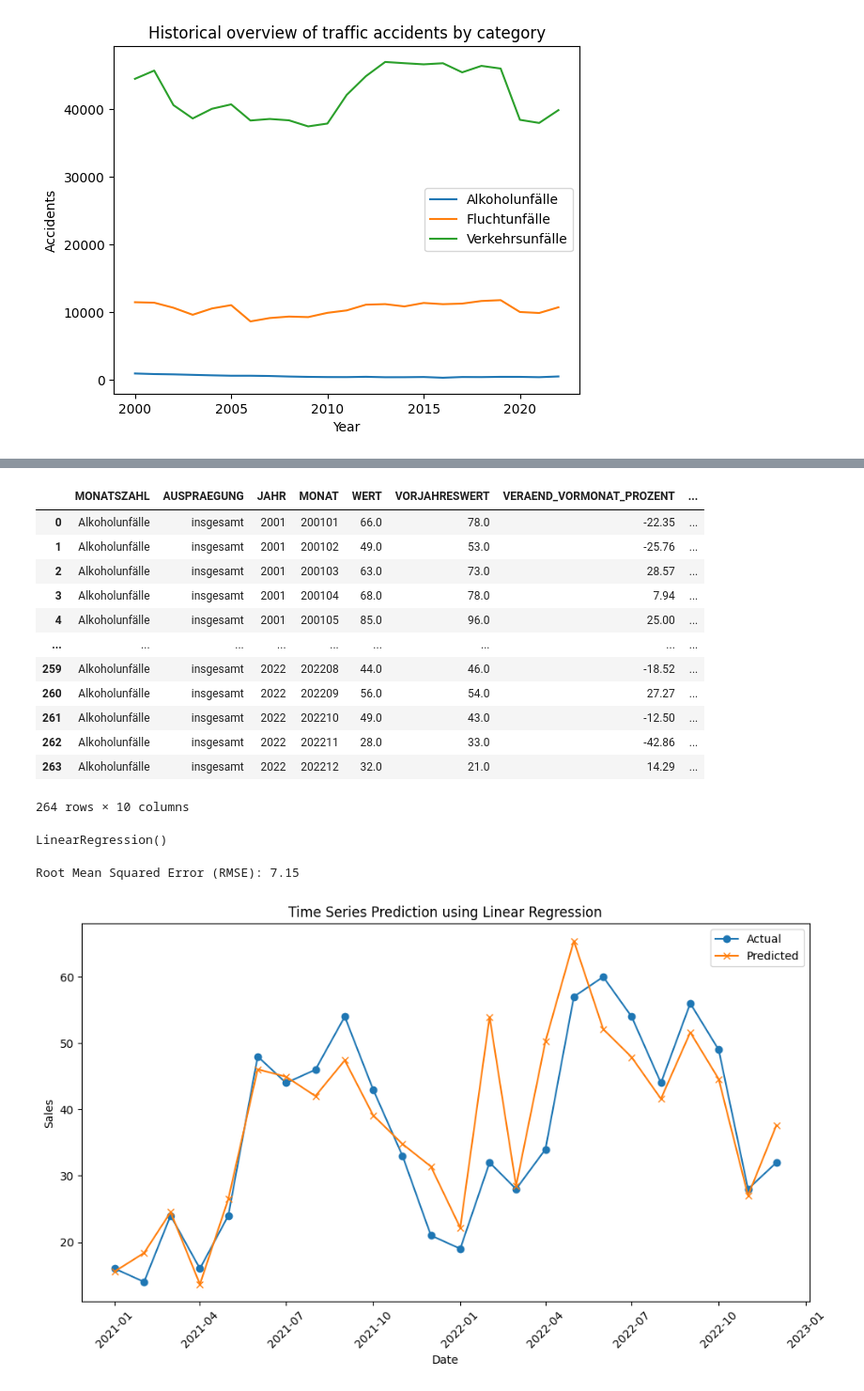
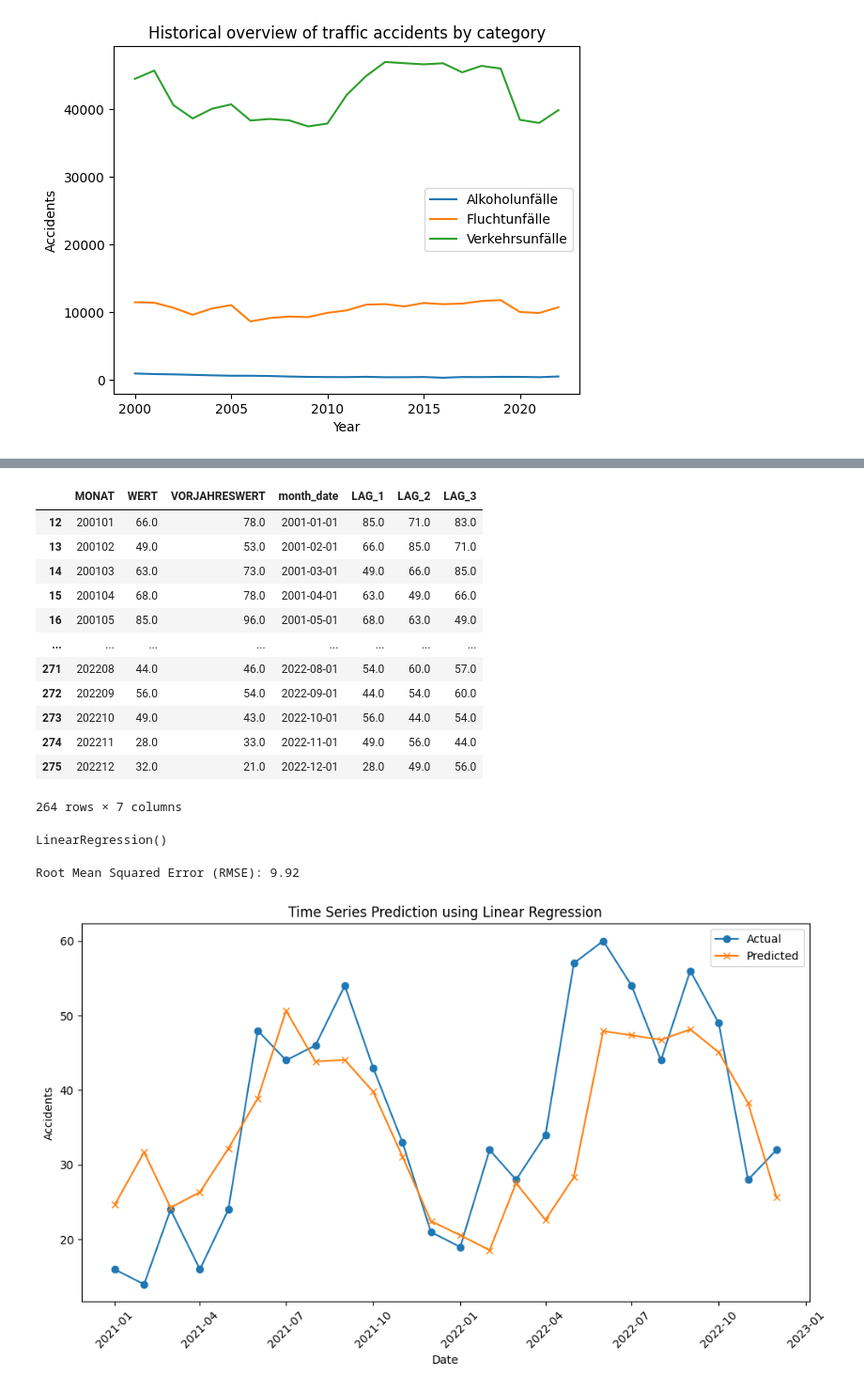
Before and after one commit to iVonka/DPS-AI-Challenge, a Jupyter notebook: notebook.ipynb, the cells around one changed output, grey strips where cells are left out. Shown at 94% size. Cells and saved outputs as stored; diff of their text form; code cells hidden in the pictures.

```diff
--- a/notebook.ipynb
+++ b/notebook.ipynb
@@ -115,2 +122,4 @@ plt.show()
 # %%
 df = df[(df["MONATSZAHL"] == "Alkoholunfälle") & (df["MONAT"] != "Summe") & (df["AUSPRAEGUNG"] == "insgesamt")]
+# %%
+df = df[["MONAT", "WERT", "VORJAHRESWERT"]]
@@ -117,2 +130,6 @@ df = df[(df["MONATSZAHL"] == "Alkoholunfälle") & (df["MONAT"] != "Summe") & (df
+# %%
+df['LAG_1'] = df['WERT'].shift(1)
+df['LAG_2'] = df['WERT'].shift(2)
+df['LAG_3'] = df['WERT'].shift(3)
 # %%
 df = df.dropna()
@@ -123,22 +136,22 @@ df = df.sort_values(by='month_date', ascending=True).reset_index(drop=True)
 # %%
 df
 # %% [output]
-|  | MONATSZAHL | AUSPRAEGUNG | JAHR | MONAT | WERT | VORJAHRESWERT | VERAEND_VORMONAT_PROZENT | ... |
-| 0 | Alkoholunfälle | insgesamt | 2001 | 200101 | 66.0 | 78.0 | -22.35 | ... |
-| 1 | Alkoholunfälle | insgesamt | 2001 | 200102 | 49.0 | 53.0 | -25.76 | ... |
-| 2 | Alkoholunfälle | insgesamt | 2001 | 200103 | 63.0 | 73.0 | 28.57 | ... |
-| 3 | Alkoholunfälle | insgesamt | 2001 | 200104 | 68.0 | 78.0 | 7.94 | ... |
-| 4 | Alkoholunfälle | insgesamt | 2001 | 200105 | 85.0 | 96.0 | 25.00 | ... |
-| ... | ... | ... | ... | ... | ... | ... | ... | ... |
-| 259 | Alkoholunfälle | insgesamt | 2022 | 202208 | 44.0 | 46.0 | -18.52 | ... |
-| 260 | Alkoholunfälle | insgesamt | 2022 | 202209 | 56.0 | 54.0 | 27.27 | ... |
-| 261 | Alkoholunfälle | insgesamt | 2022 | 202210 | 49.0 | 43.0 | -12.50 | ... |
-| 262 | Alkoholunfälle | insgesamt | 2022 | 202211 | 28.0 | 33.0 | -42.86 | ... |
-| 263 | Alkoholunfälle | insgesamt | 2022 | 202212 | 32.0 | 21.0 | 14.29 | ... |
+|  | MONAT | WERT | VORJAHRESWERT | month_date | LAG_1 | LAG_2 | LAG_3 |
+| 12 | 200101 | 66.0 | 78.0 | 2001-01-01 | 85.0 | 71.0 | 83.0 |
+| 13 | 200102 | 49.0 | 53.0 | 2001-02-01 | 66.0 | 85.0 | 71.0 |
+| 14 | 200103 | 63.0 | 73.0 | 2001-03-01 | 49.0 | 66.0 | 85.0 |
+| 15 | 200104 | 68.0 | 78.0 | 2001-04-01 | 63.0 | 49.0 | 66.0 |
+| 16 | 200105 | 85.0 | 96.0 | 2001-05-01 | 68.0 | 63.0 | 49.0 |
+| ... | ... | ... | ... | ... | ... | ... | ... |
+| 271 | 202208 | 44.0 | 46.0 | 2022-08-01 | 54.0 | 60.0 | 57.0 |
+| 272 | 202209 | 56.0 | 54.0 | 2022-09-01 | 44.0 | 54.0 | 60.0 |
+| 273 | 202210 | 49.0 | 43.0 | 2022-10-01 | 56.0 | 44.0 | 54.0 |
+| 274 | 202211 | 28.0 | 33.0 | 2022-11-01 | 49.0 | 56.0 | 44.0 |
+| 275 | 202212 | 32.0 | 21.0 | 2022-12-01 | 28.0 | 49.0 | 56.0 |
-264 rows × 10 columns
+264 rows × 7 columns
 # %%
-# using the precomputed lagged variables from the original dataset
-X = df[["VORJAHRESWERT", "VERAEND_VORMONAT_PROZENT", "VERAEND_VORJAHRESMONAT_PROZENT", "ZWOELF_MONATE_MITTELWERT"]]
+# using the precomputed lagged variable from the original dataset
+X = df[["LAG_1", "LAG_2", "LAG_3", "VORJAHRESWERT"]]
 y = df["WERT"]
 # %%
 # up to 2020 is training data, afterwards is test data
@@ -154,18 +167,18 @@ y_pred = model.predict(X_test)
 rmse = np.sqrt(mean_squared_error(y_test, y_pred))
 print(f"Root Mean Squared Error (RMSE): {rmse:.2f}")
 # %% [output]
-Root Mean Squared Error (RMSE): 7.15
+Root Mean Squared Error (RMSE): 9.92
 # %%
 plt.figure(figsize=(10, 6))
 plt.plot(df['month_date'][-len(y_test):], y_test, label='Actual', marker='o')
 plt.plot(df['month_date'][-len(y_test):], y_pred, label='Predicted', marker='x')
 plt.xlabel('Date')
-plt.ylabel('Sales')
+plt.ylabel('Accidents')
 plt.title('Time Series Prediction using Linear Regression')
 plt.legend()
 plt.xticks(rotation=45)
 plt.tight_layout()
 plt.show()
 # %% [output]
-[figure, old version]
+[figure, new version]
 # %%
```
Also changed, not shown: parts of 30 cells of this notebook, 1 other file.
